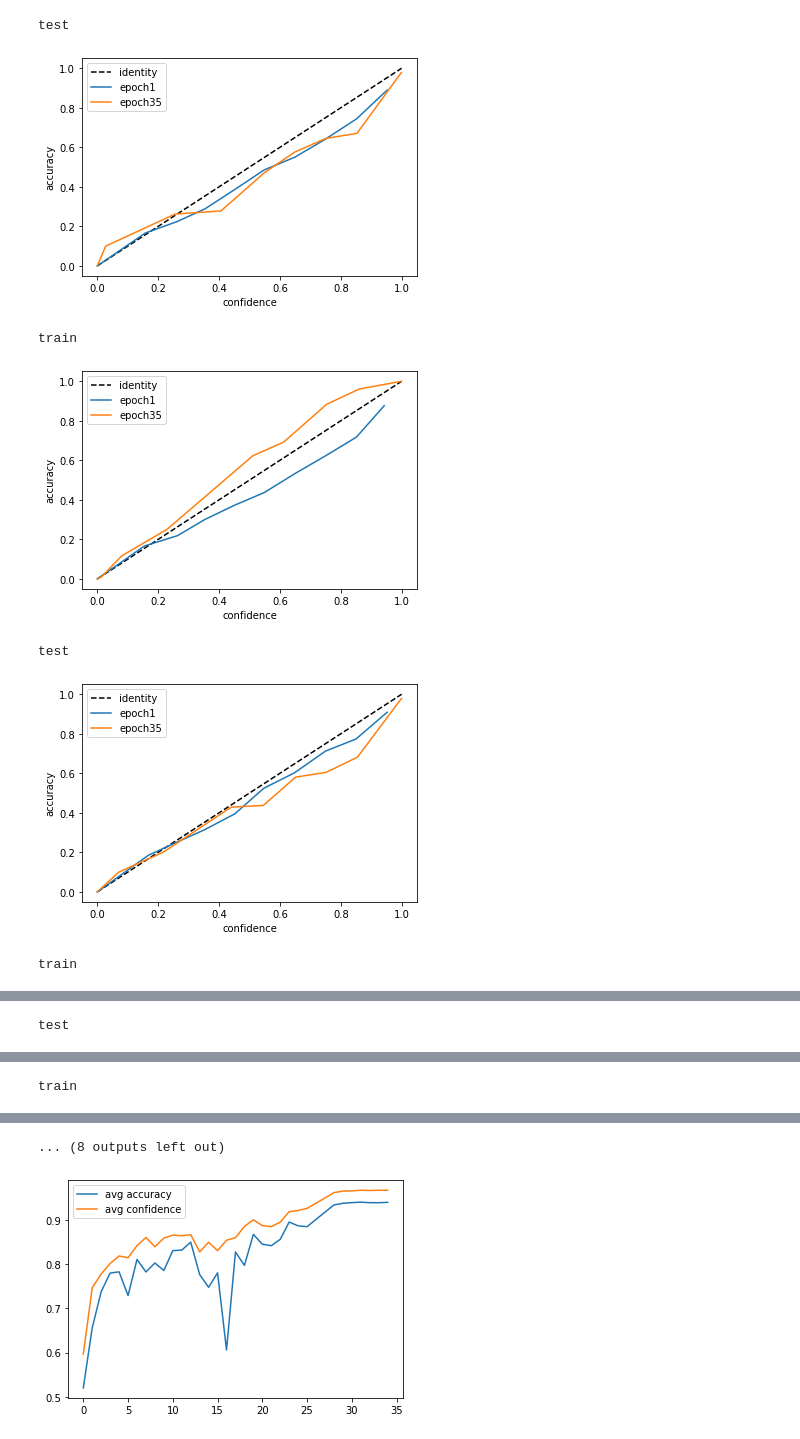
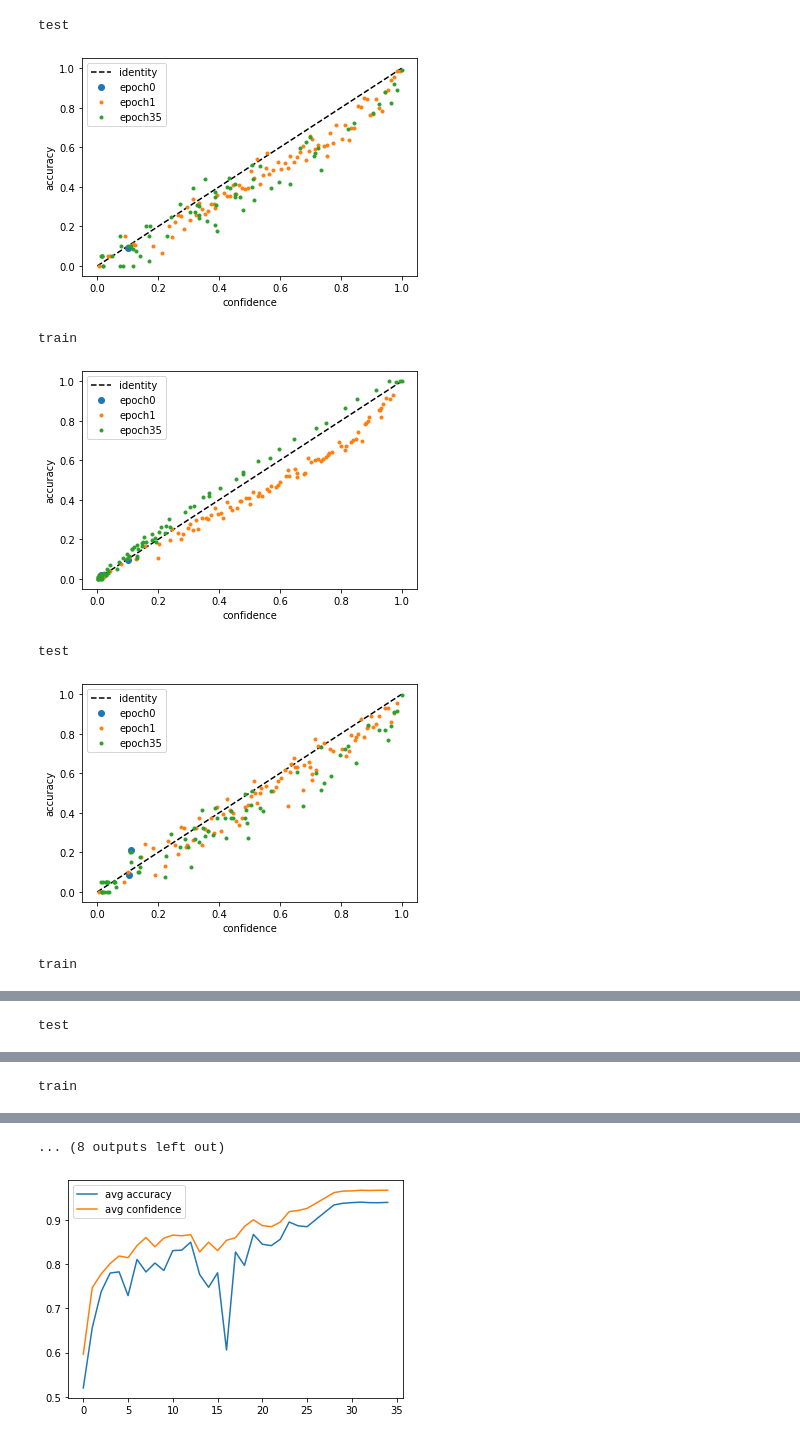
Before and after one commit to sarafridov/cifar10-fast, a Jupyter notebook: calibration_sandbox.ipynb, the cells around one changed output, grey strips where cells are left out. Saved outputs shown, nothing was run; the diff lists cells and outputs as text; code cells hidden in the pictures.

Commit message:
checking epoch 0

```diff
--- a/calibration_sandbox.ipynb
+++ b/calibration_sandbox.ipynb
@@ -156,6 +158,7 @@ for run in range(num_runs):
     else:
         print(f'running {prefix}')
         os.mkdir(prefix)
+        torch.save(model.state_dict(), f'{prefix}/epoch0.pt')
         summary = train(model, lr_schedule, train_set_x, test_set, batch_size=batch_size, num_workers=0, save_location=prefix)
 # %% [output]
 already ran seed0
@@ -208,63 +196,66 @@ def check_logits(model, batch):
     target = batch['target']
     return logits, target
 
-def calib_counts(model, batches):
-    deciles = [0.1, 0.2, 0.3, 0.4, 0.5, 0.6, 0.7, 0.8, 0.9, 1.0]
-    avg_correct = np.zeros(10)
-    avg_confidence = np.zeros(10)
+def calib_counts(model, batches, buckets=10):
+    quantiles = np.linspace(0, 1, buckets+1)[1:]
+    avg_correct = np.zeros(buckets)
+    avg_confidence = np.zeros(buckets)
+    bucket_total = np.zeros(buckets)
     num_batches = 0
     for batch in batches:
         num_batches += 1
         logits, target = check_logits(model, batch)
         probs, preds = torch.max(logits, dim=1)
-        for i in range(len(deciles)):
-            dec_probs = probs[probs <= deciles[i]]
-            dec_preds = preds[probs <= deciles[i]]
-            dec_target = target[probs <= deciles[i]]
+        for i in range(buckets):
+            dec_probs = probs[probs <= quantiles[i]]
+            dec_preds = preds[probs <= quantiles[i]]
+            dec_target = target[probs <= quantiles[i]]
+            bucket_total[i] += len(dec_target)
             if len(dec_target) > 0:
                 avg_correct[i] += sum(dec_preds == dec_target) / len(dec_target)
                 avg_confidence[i] += sum(dec_probs) / len(dec_target)
 
-            preds = preds[probs > deciles[i]]
-            target = target[probs > deciles[i]]
-            probs = probs[probs > deciles[i]]
+            preds = preds[probs > quantiles[i]]
+            target = target[probs > quantiles[i]]
+            probs = probs[probs > quantiles[i]]
     avg_correct = avg_correct / num_batches
     avg_confidence = avg_confidence / num_batches
-    return avg_correct, avg_confidence
+    return avg_correct, avg_confidence, bucket_total
 
-
-def calibration_curve(models, batches, labels):
+def calibration_curve(models, batches, labels, buckets=10, styles=['o']*len(models)):
     x = [0, 1]
     plt.figure()
     plt.plot(x, x, 'k--', label='identity')
     for i in range(len(models)):
-        avg_correct, avg_confidence = calib_counts(models[i], batches)
-        plt.plot(avg_confidence, avg_correct, label=labels[i])
+        avg_correct, avg_confidence, bucket_total = calib_counts(models[i], batches, buckets=buckets)
+        # Remove any buckets that are empty
+        plt.plot(avg_confidence[bucket_total > 0], avg_correct[bucket_total > 0], styles[i], label=labels[i])
     plt.legend()
     plt.xlabel('confidence')
     plt.ylabel('accuracy')
     plt.show()
 
 for run in range(5):
     prefix = f'seed{run}'
     models = []
-    labels = ['epoch1', 'epoch35']
-    for epoch in [1, 35]:
+    labels = ['epoch0', 'epoch1', 'epoch35']
+    styles = ['o', '.', '.']
+    for epoch in [0, 1, 35]:
         model = Network(DAWN_net())
         model.load_state_dict(torch.load(f'{prefix}/epoch{epoch}.pt'))
         model.eval().to(device).half()
         models.append(model)
     print('test')
-    calibration_curve(models, test_batches, labels)
+    calibration_curve(models, test_batches, labels, buckets=100, styles=styles)
     print('train')
-    calibration_curve(models, train_batches, labels)
+    calibration_curve(models, train_batches, labels, buckets=100, styles=styles)
 
 # calibration_curve([model1, model35], test_batches, ['epoch1', 'epoch35'])
 # %% [output]
 test
-[figure, old version]
+[figure, new version]
 train
-[figure, old version]
+[figure, new version]
 test
-[figure, old version]
+[figure, new version]
 train
```
Also changed, not shown: parts of 4 cells of this notebook, 1 other file.
